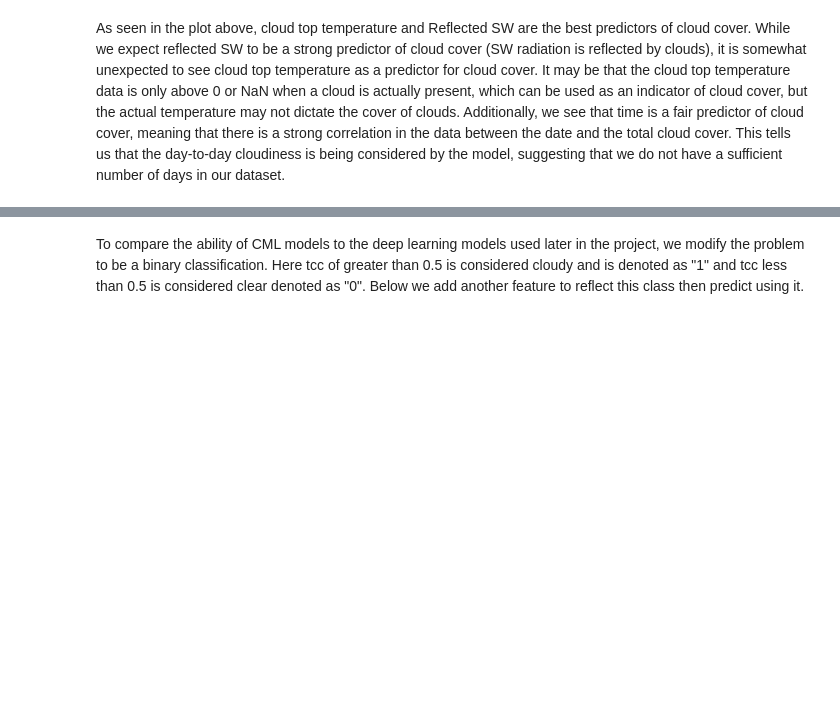
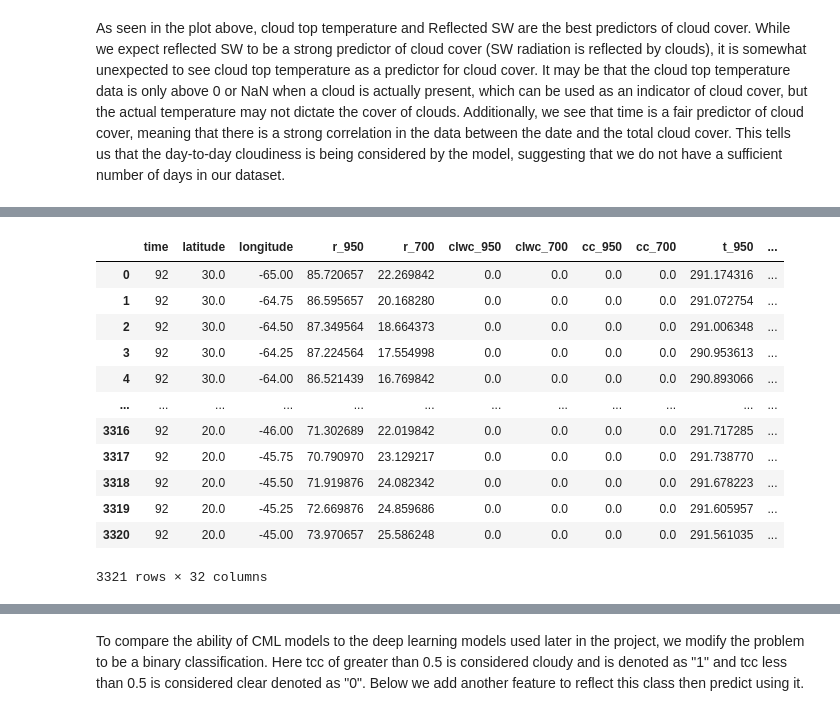
Before and after one commit to vmunte/Cloud_Fraction_Atlantic2024, a Jupyter notebook: notebooks/AutoML_Regression_Classification.ipynb, the cells around one changed output, grey strips where cells are left out. Saved outputs shown, nothing was run; the diff lists cells and outputs as text; code cells hidden in the pictures; blank space fills up the shorter version.

```diff
--- a/notebooks/AutoML_Regression_Classification.ipynb
+++ b/notebooks/AutoML_Regression_Classification.ipynb
@@ -317,0 +330,21 @@ As seen in the plot above, cloud top temperature and Reflected SW are the best p
+# %%
+# select the data in predictions_time that have time = 92
+predictions_92 = predictions[predictions['time'] == 92]
+# select the data in predictions_time that have time = 93
+predictions_93 = predictions[predictions['time'] == 93]
+# %%
+predictions_92
+# %% [output]
+|  | time | latitude | longitude | r_950 | r_700 | clwc_950 | clwc_700 | cc_950 | cc_700 | t_950 | ... |
+| 0 | 92 | 30.0 | -65.00 | 85.720657 | 22.269842 | 0.0 | 0.0 | 0.0 | 0.0 | 291.174316 | ... |
+| 1 | 92 | 30.0 | -64.75 | 86.595657 | 20.168280 | 0.0 | 0.0 | 0.0 | 0.0 | 291.072754 | ... |
+| 2 | 92 | 30.0 | -64.50 | 87.349564 | 18.664373 | 0.0 | 0.0 | 0.0 | 0.0 | 291.006348 | ... |
+| 3 | 92 | 30.0 | -64.25 | 87.224564 | 17.554998 | 0.0 | 0.0 | 0.0 | 0.0 | 290.953613 | ... |
+| 4 | 92 | 30.0 | -64.00 | 86.521439 | 16.769842 | 0.0 | 0.0 | 0.0 | 0.0 | 290.893066 | ... |
+| ... | ... | ... | ... | ... | ... | ... | ... | ... | ... | ... | ... |
+| 3316 | 92 | 20.0 | -46.00 | 71.302689 | 22.019842 | 0.0 | 0.0 | 0.0 | 0.0 | 291.717285 | ... |
+| 3317 | 92 | 20.0 | -45.75 | 70.790970 | 23.129217 | 0.0 | 0.0 | 0.0 | 0.0 | 291.738770 | ... |
+| 3318 | 92 | 20.0 | -45.50 | 71.919876 | 24.082342 | 0.0 | 0.0 | 0.0 | 0.0 | 291.678223 | ... |
+| 3319 | 92 | 20.0 | -45.25 | 72.669876 | 24.859686 | 0.0 | 0.0 | 0.0 | 0.0 | 291.605957 | ... |
+| 3320 | 92 | 20.0 | -45.00 | 73.970657 | 25.586248 | 0.0 | 0.0 | 0.0 | 0.0 | 291.561035 | ... |
+3321 rows × 32 columns
```
Also changed, not shown: parts of 10 cells of this notebook.
